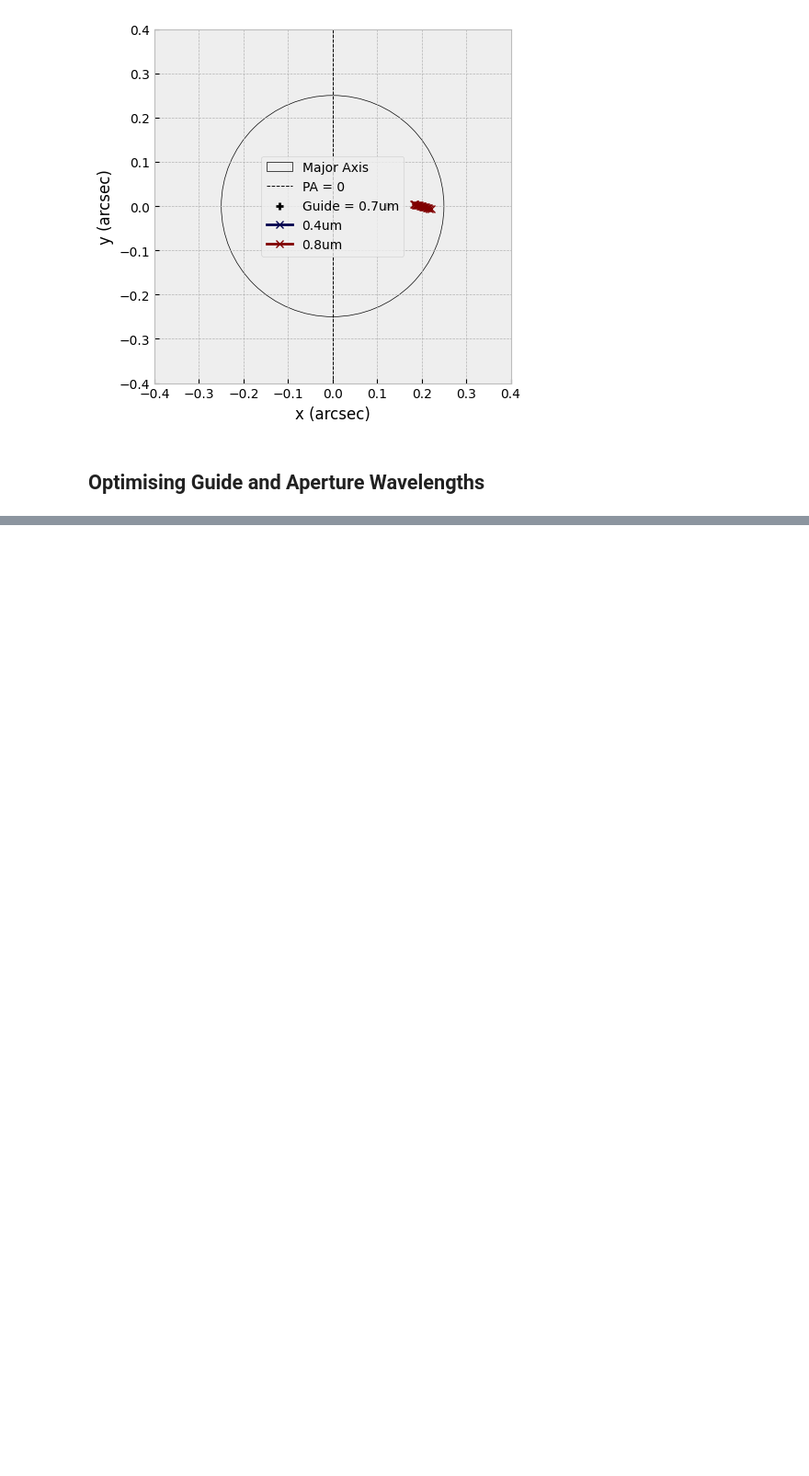
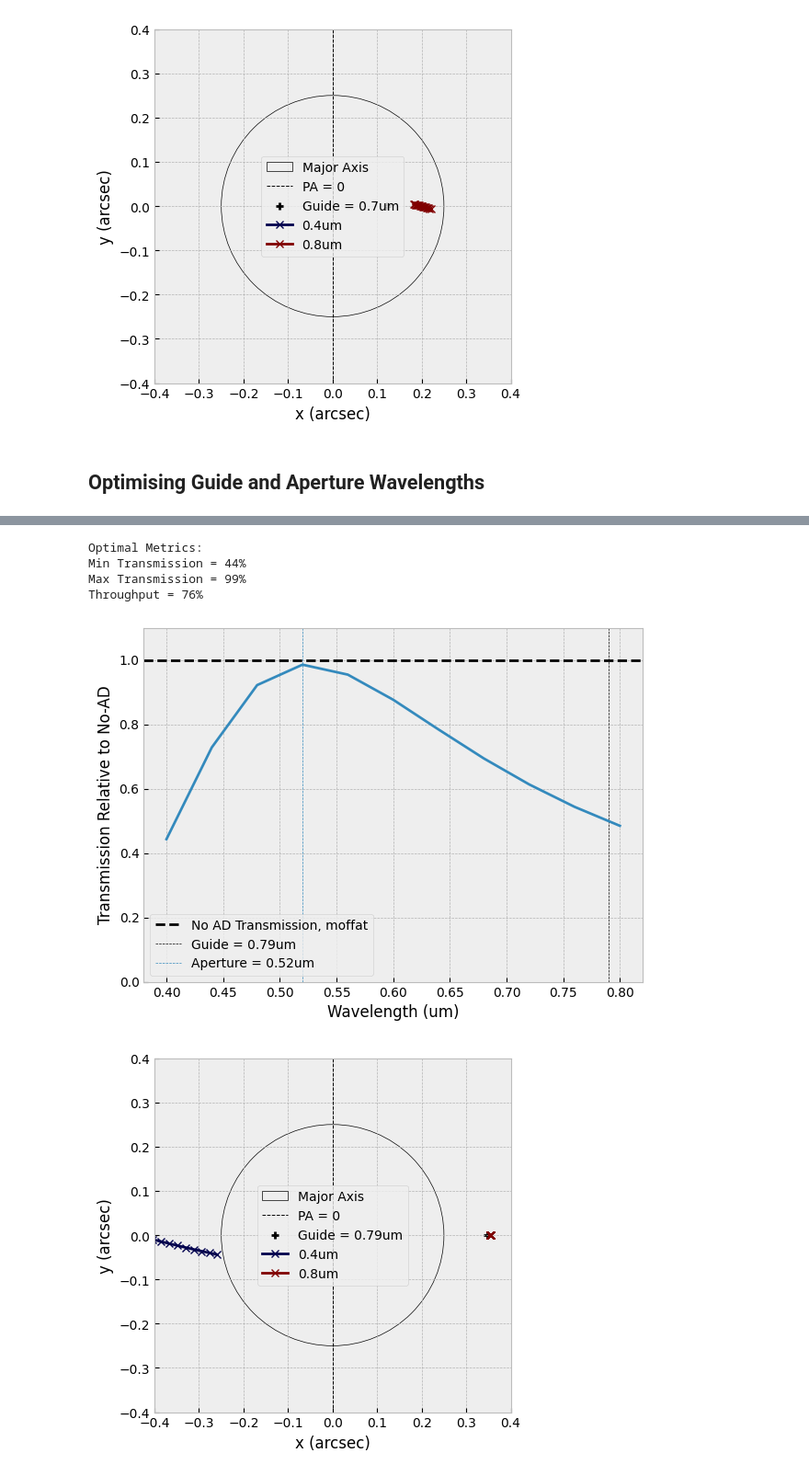
Before and after one commit to JamianStephan/atmosphyre, a Jupyter notebook: docs/source/notebooks/Generic Instrument.ipynb, the cells around one changed output, grey strips where cells are left out. Shown at 92% size. Saved outputs shown, nothing was run; the diff lists cells and outputs as text; code cells hidden in the pictures; blank space fills up the shorter version.

```diff
--- a/docs/source/notebooks/Generic Instrument.ipynb
+++ b/docs/source/notebooks/Generic Instrument.ipynb
@@ -56,0 +114,15 @@ simulation.run(observation_start=2,observation_end=3,declination=-30,wavelengths
+# %%
+simulation=dispersion.sim()
+simulation.load_observation(observation_start=2,observation_end=3,declination=-30)
+simulation.load_wavelengths(wavelengths=np.linspace(.4,.8,11))
+simulation.load_aperture(aperture_major_axis=.5)
+# %%
+simulation.optimise_integration(np.arange(0.4,0.8,0.01),np.arange(0.4,0.8,0.01),guide_aperture="independent")
+simulation.integration_plots()
+# %% [output]
+Optimal Metrics:
+Min Transmission = 44%
+Max Transmission = 99%
+Throughput = 76%
+[figure, added]
+[figure, added]
```
Also changed, not shown: parts of 23 cells of this notebook, 1 other file.
